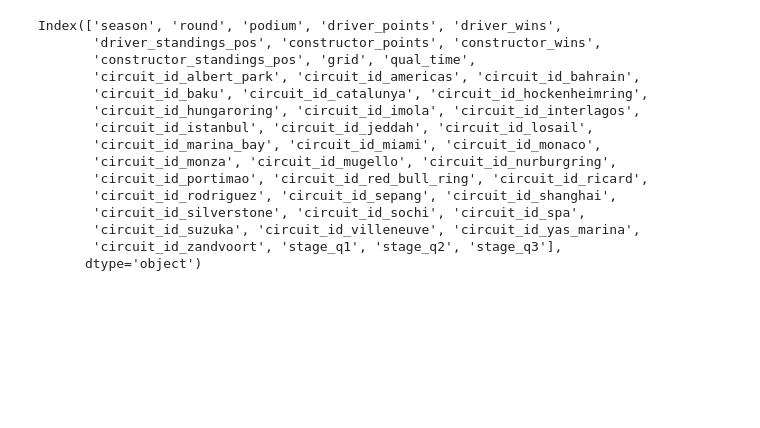
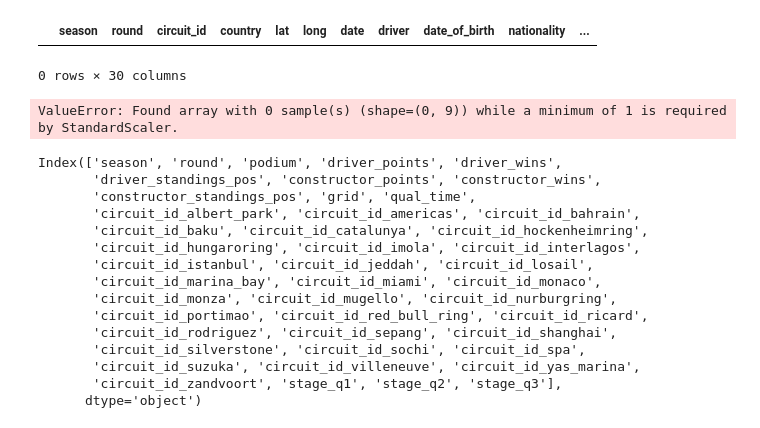
Before and after one commit to ollyjc99/f1-analytics, a Jupyter notebook: data modelling/predictions/NeuralNetworkClassifier.ipynb, the cells around one changed output. Saved outputs shown, nothing was run; the diff lists cells and outputs as text; code cells hidden in the pictures; blank space fills up the shorter version.

```diff
--- a/data modelling/predictions/NeuralNetworkClassifier.ipynb
+++ b/data modelling/predictions/NeuralNetworkClassifier.ipynb
@@ -27,13 +27,20 @@ N = 2021
+# %%
+merged
+# %% [output]
+|  | season | round | circuit_id | country | lat | long | date | driver | date_of_birth | nationality | ... |
+0 rows × 30 columns
 # %%
 df = data.copy()
 df.podium = df.podium.map(lambda x: 1 if x == 1 else 0)
 
 train = df[df.season != N]
-X_train = train.drop(['podium'], axis=1)
+X_train = train.drop(['season', 'round','podium', 'qual_time'], axis=1)
 y_train = train.podium
 
 scaler = StandardScaler()
 X_train = pd.DataFrame(scaler.fit_transform(X_train), columns = X_train.columns)
+# %% [output]
+ValueError: Found array with 0 sample(s) (shape=(0, 9)) while a minimum of 1 is required by StandardScaler.
 # %%
 data.columns
 # %% [output]
```
Also changed, not shown: parts of 9 cells of this notebook, 1 other file.
